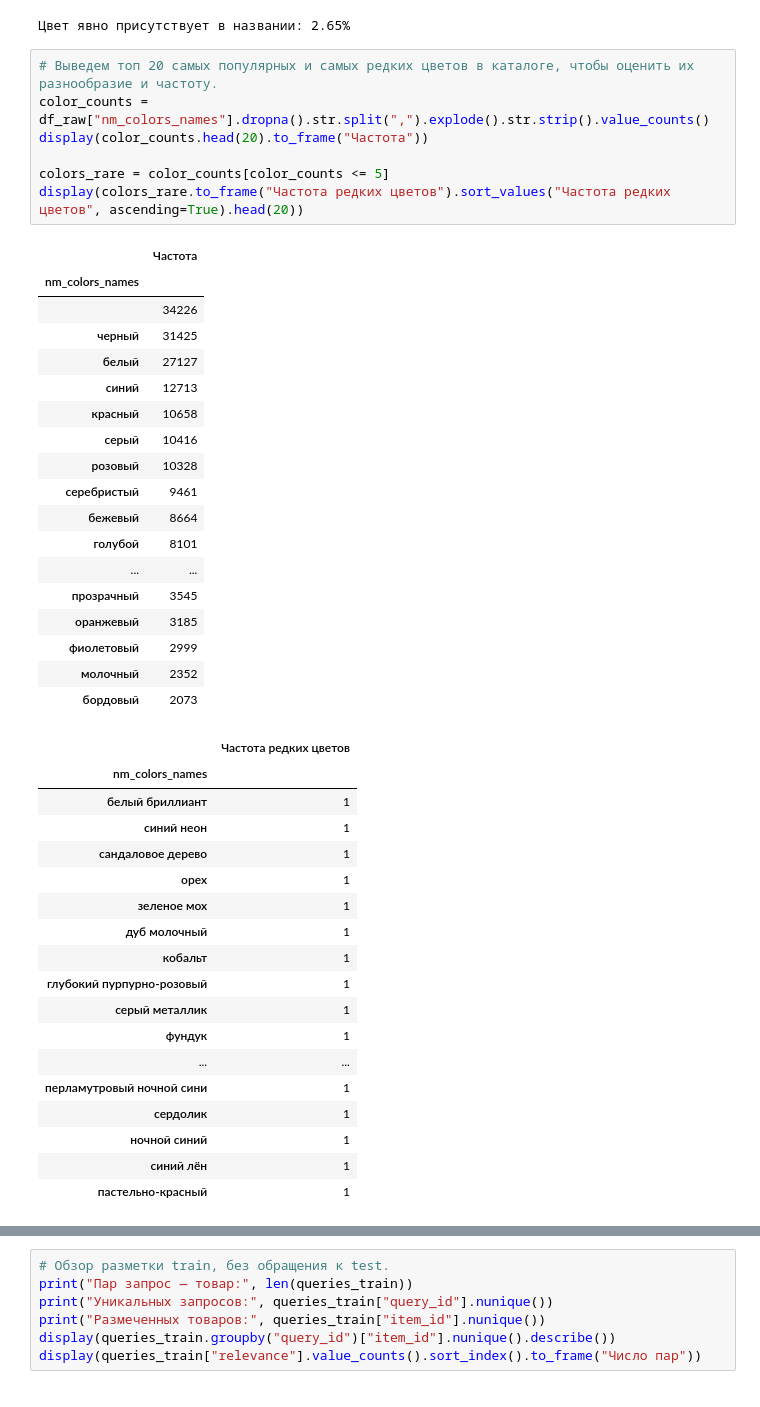
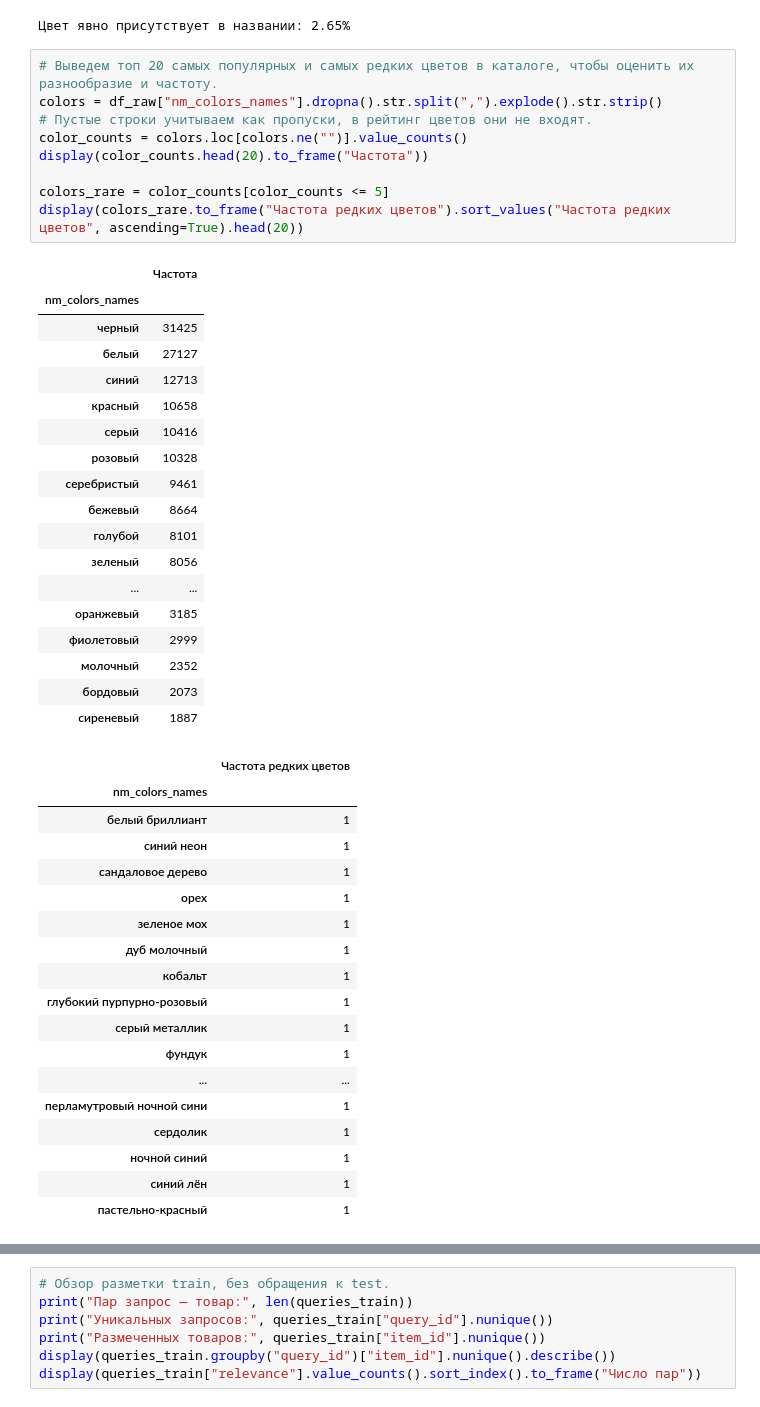
Before and after one commit to danat7075/CalmFruits_recommendation_system, a Jupyter notebook: semantic_search_project.ipynb, the cells around one changed output, grey strips where cells are left out. Saved outputs shown, nothing was run; the diff lists cells and outputs as text.

```diff
--- a/semantic_search_project.ipynb
+++ b/semantic_search_project.ipynb
@@ -599,15 +602,16 @@ if len(with_color):
 Цвет явно присутствует в названии: 2.65%
 # %%
 # Выведем топ 20 самых популярных и самых редких цветов в каталоге, чтобы оценить их разнообразие и частоту.
-color_counts = df_raw["nm_colors_names"].dropna().str.split(",").explode().str.strip().value_counts()
+colors = df_raw["nm_colors_names"].dropna().str.split(",").explode().str.strip()
+# Пустые строки учитываем как пропуски, в рейтинг цветов они не входят.
+color_counts = colors.loc[colors.ne("")].value_counts()
 display(color_counts.head(20).to_frame("Частота"))
 
 colors_rare = color_counts[color_counts <= 5]
 display(colors_rare.to_frame("Частота редких цветов").sort_values("Частота редких цветов", ascending=True).head(20))
 # %% [output]
 |  | Частота |
 | nm_colors_names |  |
-|  | 34226 |
 | черный | 31425 |
 | белый | 27127 |
 | синий | 12713 |
@@ -617,12 +621,13 @@ display(colors_rare.to_frame("Частота редких цветов").sort_va
 | серебристый | 9461 |
 | бежевый | 8664 |
 | голубой | 8101 |
+| зеленый | 8056 |
 | ... | ... |
-| прозрачный | 3545 |
 | оранжевый | 3185 |
 | фиолетовый | 2999 |
 | молочный | 2352 |
 | бордовый | 2073 |
+| сиреневый | 1887 |
 |  | Частота редких цветов |
 | nm_colors_names |  |
 | белый бриллиант | 1 |
```
Also changed, not shown: parts of 71 cells of this notebook, 8 other files.
